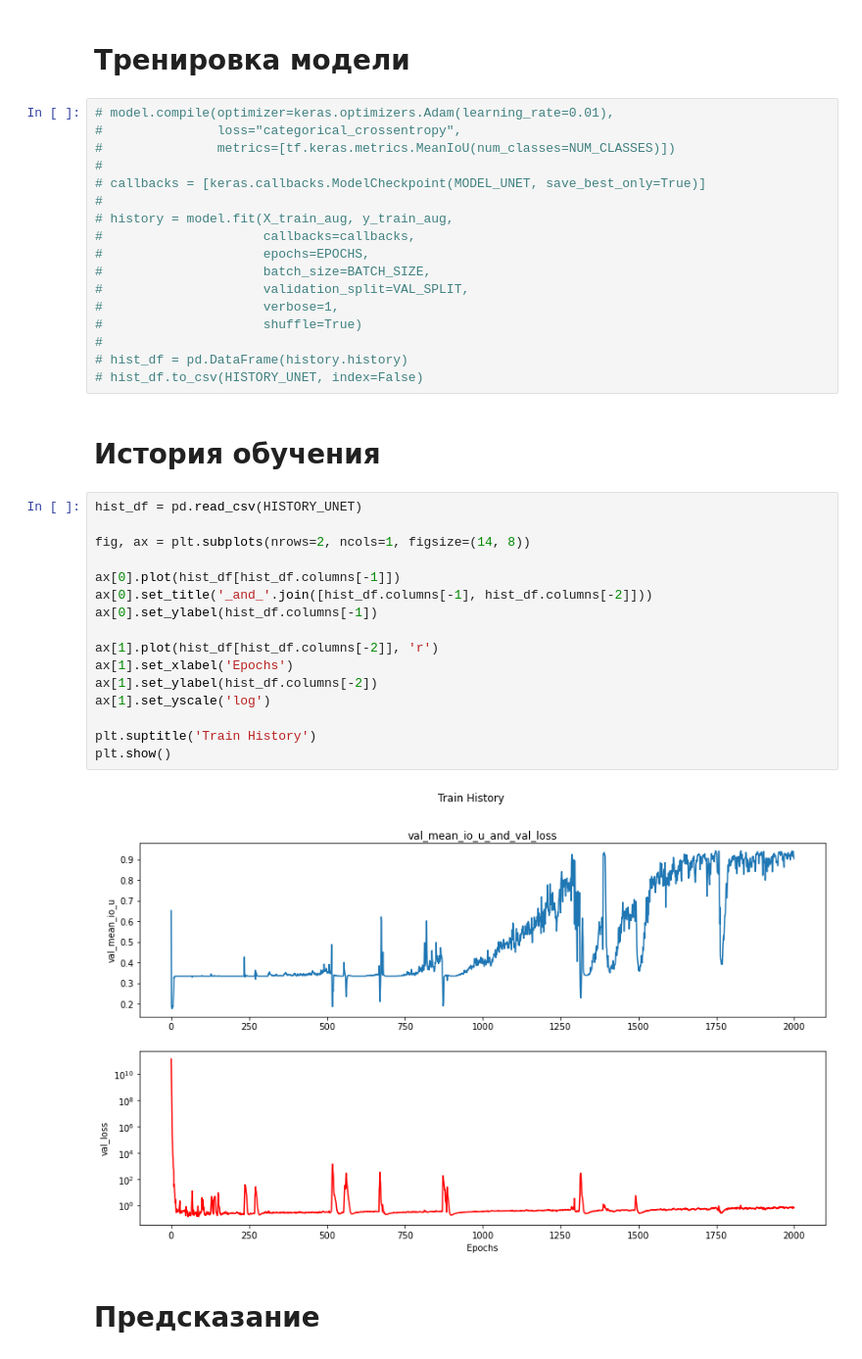
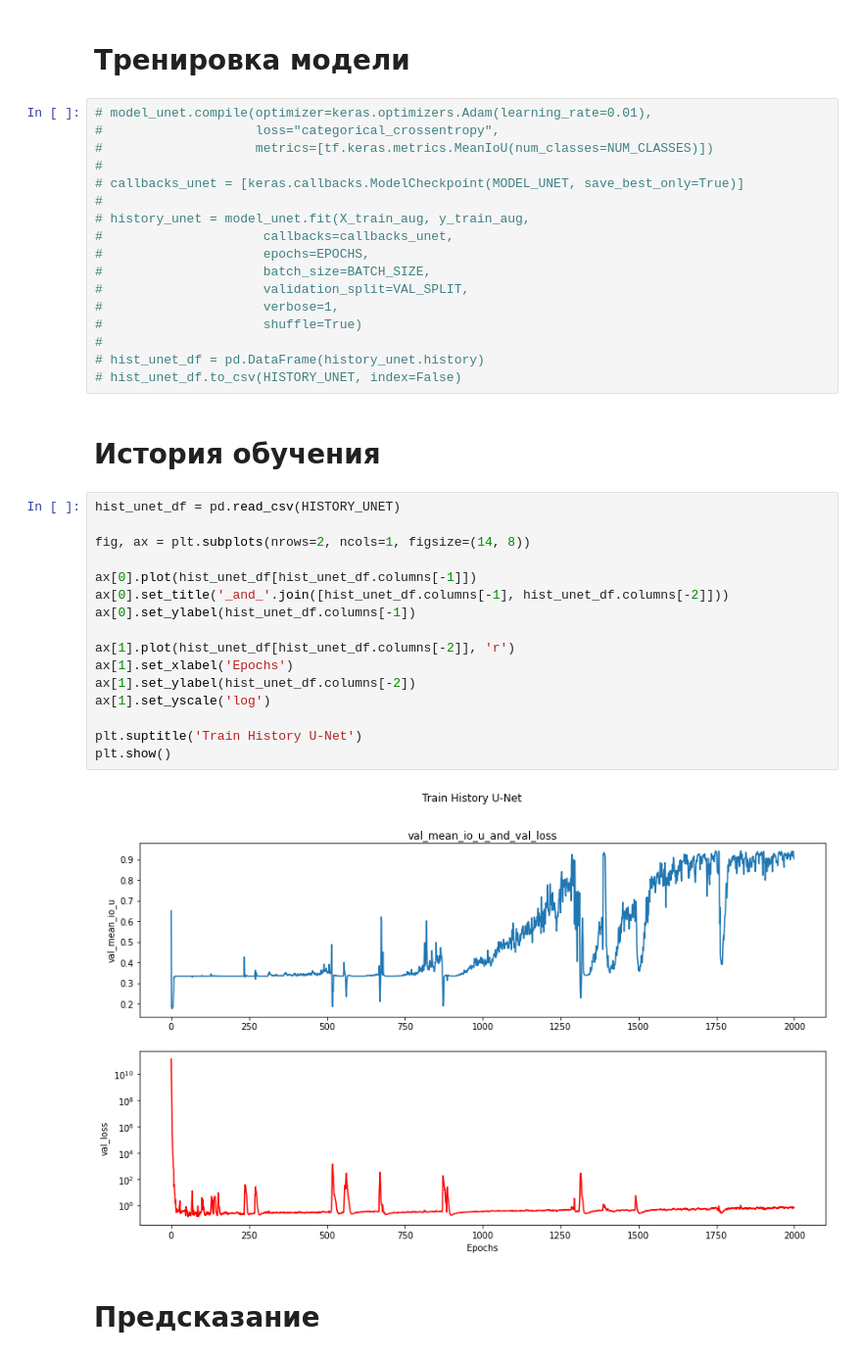
Before and after one commit to i-a-elkin/anode_defects_detection_CV, a Jupyter notebook: notebook1.ipynb, the cells around one changed output. Shown at 98% size. Drawn from its saved outputs; the diff is of its cells as text.

```diff
--- a/notebook1.ipynb
+++ b/notebook1.ipynb
@@ -407,42 +407,42 @@ ________________________________________________________________________________
 # %% [markdown]
 # Тренировка модели
 # %%
-# model.compile(optimizer=keras.optimizers.Adam(learning_rate=0.01),
-#               loss="categorical_crossentropy",
-#               metrics=[tf.keras.metrics.MeanIoU(num_classes=NUM_CLASSES)])
+# model_unet.compile(optimizer=keras.optimizers.Adam(learning_rate=0.01),
+#                    loss="categorical_crossentropy",
+#                    metrics=[tf.keras.metrics.MeanIoU(num_classes=NUM_CLASSES)])
 #
-# callbacks = [keras.callbacks.ModelCheckpoint(MODEL_UNET, save_best_only=True)]
+# callbacks_unet = [keras.callbacks.ModelCheckpoint(MODEL_UNET, save_best_only=True)]
 #
-# history = model.fit(X_train_aug, y_train_aug,
-#                     callbacks=callbacks,
+# history_unet = model_unet.fit(X_train_aug, y_train_aug,
+#                     callbacks=callbacks_unet,
 #                     epochs=EPOCHS,
 #                     batch_size=BATCH_SIZE,
 #                     validation_split=VAL_SPLIT,
 #                     verbose=1,
 #                     shuffle=True)
 #
-# hist_df = pd.DataFrame(history.history)
-# hist_df.to_csv(HISTORY_UNET, index=False)
+# hist_unet_df = pd.DataFrame(history_unet.history)
+# hist_unet_df.to_csv(HISTORY_UNET, index=False)
 # %% [markdown]
 # История обучения
 # %%
-hist_df = pd.read_csv(HISTORY_UNET)
+hist_unet_df = pd.read_csv(HISTORY_UNET)
 
 fig, ax = plt.subplots(nrows=2, ncols=1, figsize=(14, 8))
 
-ax[0].plot(hist_df[hist_df.columns[-1]])
-ax[0].set_title('_and_'.join([hist_df.columns[-1], hist_df.columns[-2]]))
-ax[0].set_ylabel(hist_df.columns[-1])
+ax[0].plot(hist_unet_df[hist_unet_df.columns[-1]])
+ax[0].set_title('_and_'.join([hist_unet_df.columns[-1], hist_unet_df.columns[-2]]))
+ax[0].set_ylabel(hist_unet_df.columns[-1])
 
-ax[1].plot(hist_df[hist_df.columns[-2]], 'r')
+ax[1].plot(hist_unet_df[hist_unet_df.columns[-2]], 'r')
 ax[1].set_xlabel('Epochs')
-ax[1].set_ylabel(hist_df.columns[-2])
+ax[1].set_ylabel(hist_unet_df.columns[-2])
 ax[1].set_yscale('log')
 
-plt.suptitle('Train History')
+plt.suptitle('Train History U-Net')
 plt.show()
 # %% [output]
-[figure, old version]
+[figure, new version]
 # %% [markdown]
 # Предсказание
 # %%
```
Also changed, not shown: parts of 11 cells of this notebook.
